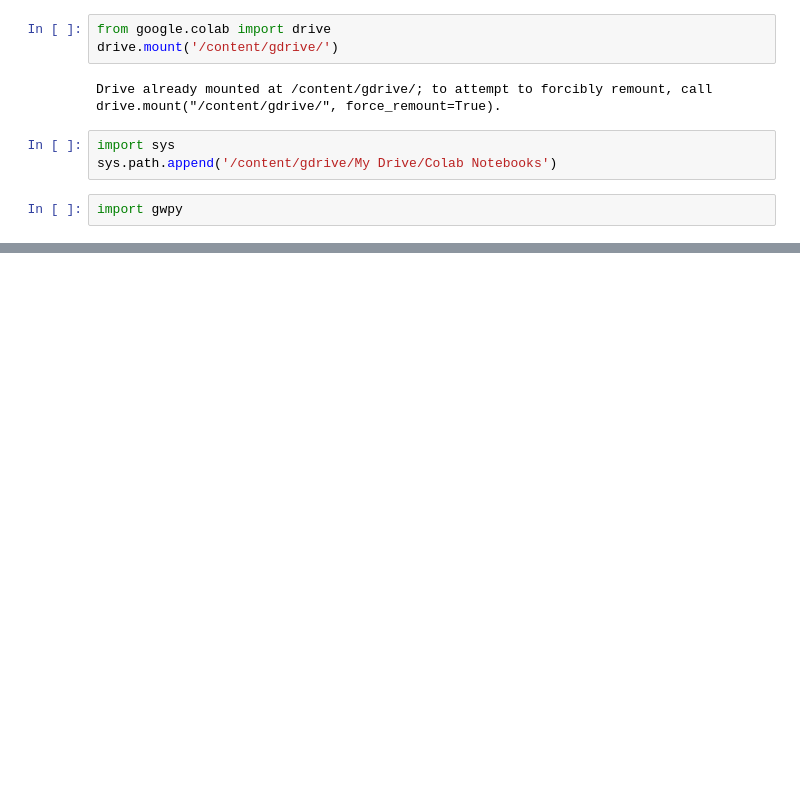
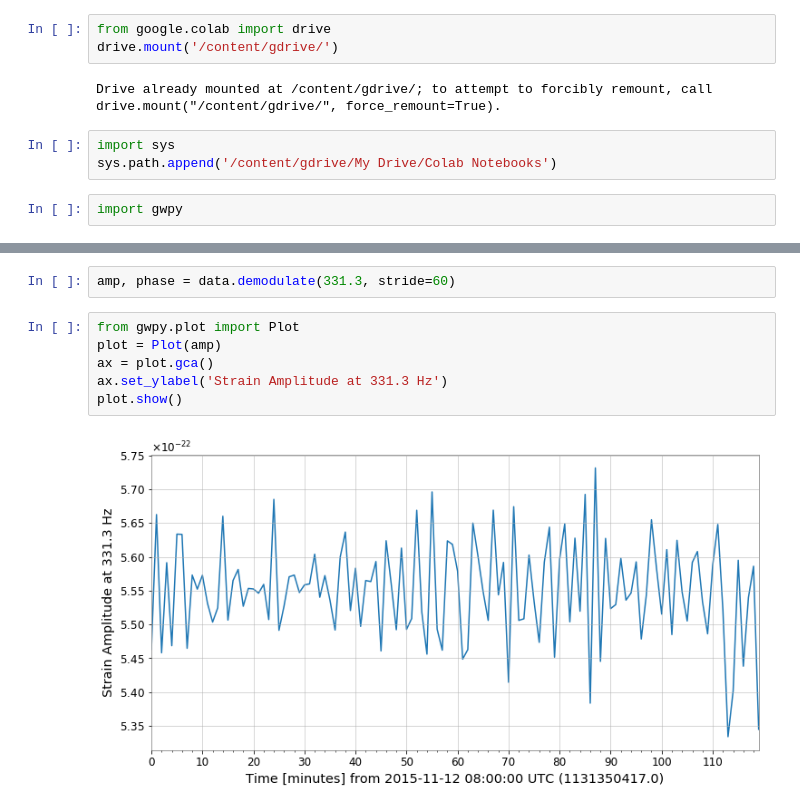
Before and after one commit to SGRGit/gwOsc, a Jupyter notebook: DataPrepBlipGlitches.ipynb, the cells around one changed output, grey strips where cells are left out. Drawn from its saved outputs; the diff is of its cells as text; blank space fills up the shorter version.

```diff
--- a/DataPrepBlipGlitches.ipynb
+++ b/DataPrepBlipGlitches.ipynb
@@ -12,0 +30,10 @@ import gwpy
+# %%
+amp, phase = data.demodulate(331.3, stride=60)
+# %%
+from gwpy.plot import Plot
+plot = Plot(amp)
+ax = plot.gca()
+ax.set_ylabel('Strain Amplitude at 331.3 Hz')
+plot.show()
+# %% [output]
+[figure, added]
```
Also changed, not shown: parts of 5 cells of this notebook.
